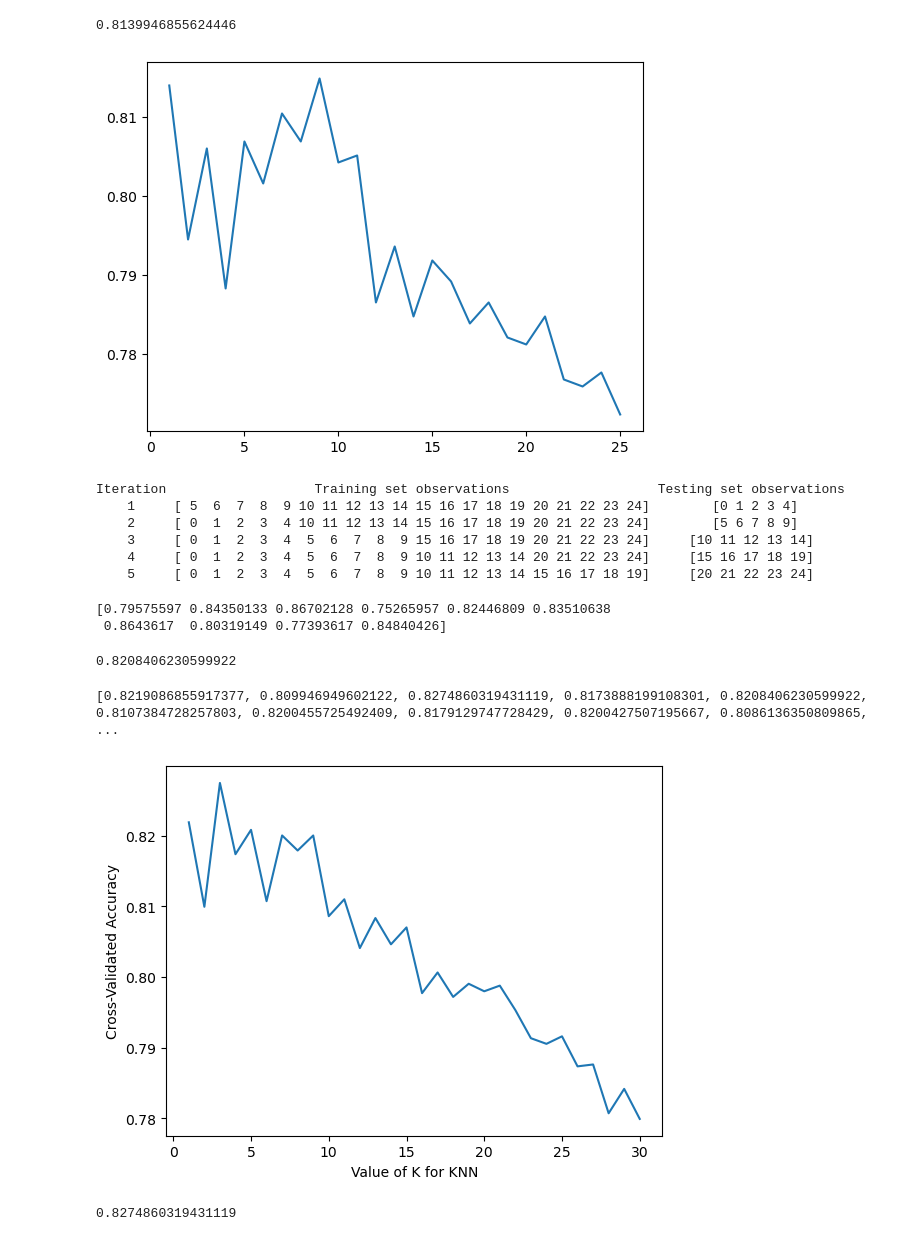
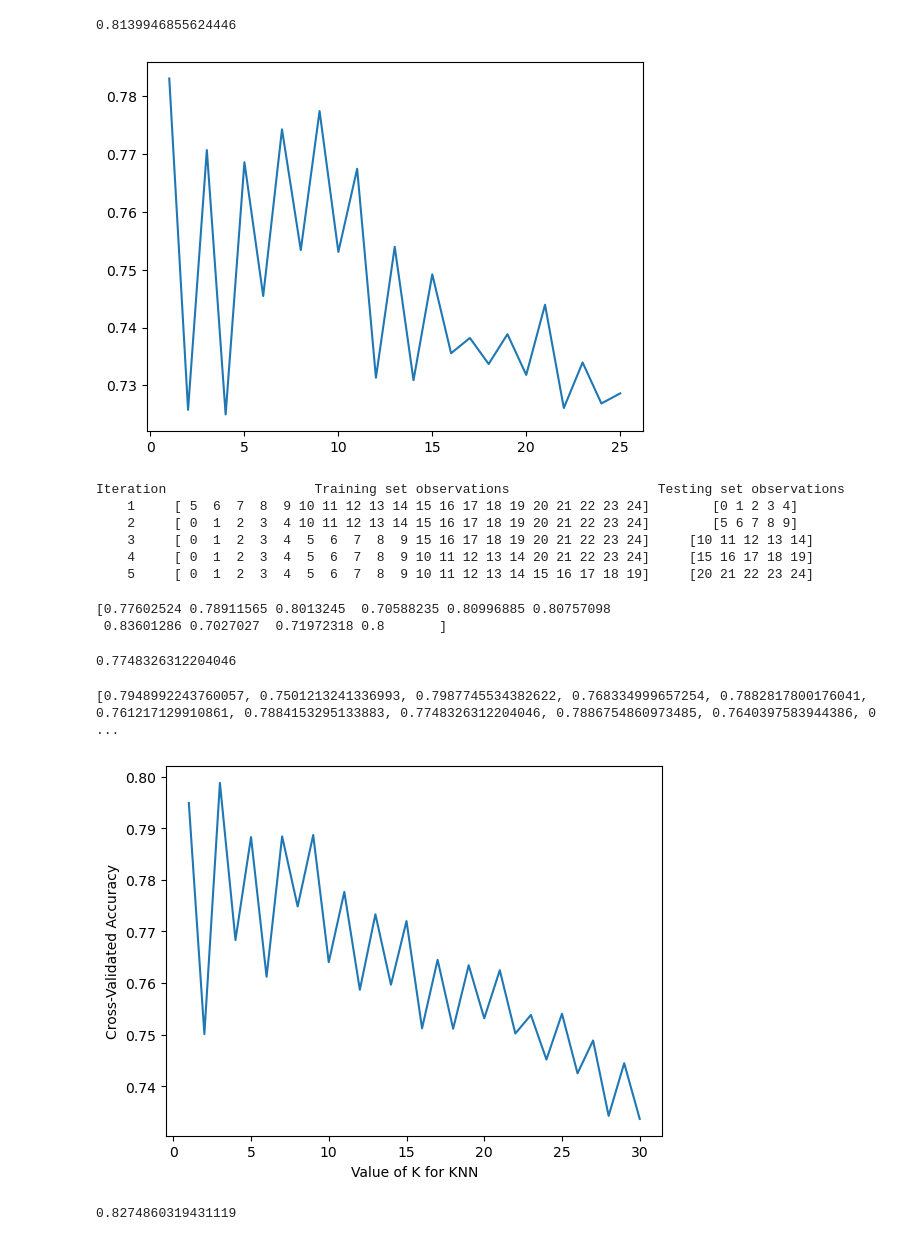
Before and after one commit to Fryke/MRIclassifier, a Jupyter notebook: kNN 3.ipynb, the cells around one changed output. Saved outputs shown, nothing was run; the diff lists cells and outputs as text; code cells hidden in the pictures.

Commit message:
scores change

```diff
--- a/kNN 3.ipynb
+++ b/kNN 3.ipynb
@@ -38,15 +39,15 @@ print(metrics.accuracy_score(y_test, y_pred))
 # %%
 k_range = list(range(1, 26))
 scores = []
 for i in k_range:
     knn = KNeighborsClassifier(n_neighbors=i)
     knn.fit(X_train, y_train)
     y_pred = knn.predict(X_test)
-    scores.append(metrics.accuracy_score(y_test, y_pred))
+    scores.append(f1_score(y_test, y_pred))
 plt.plot(k_range, scores)
 plt.show()
 # %% [output]
-[figure, old version]
+[figure, new version]
 # %%
 from sklearn.model_selection import KFold
 kf = KFold(n_splits=5, shuffle=False).split(range(25))
@@ -64,12 +65,12 @@ Iteration                   Training set observations                   Testing
 # %%
 from sklearn.model_selection import cross_val_score
 
-knn = KNeighborsClassifier(n_neighbors=5)
-scores = cross_val_score(knn, X, y, cv=10, scoring='accuracy')
+knn = KNeighborsClassifier(n_neighbors=8)
+scores = cross_val_score(knn, X, y, cv=10, scoring='f1')
 print(scores)
 # %% [output]
-[0.79575597 0.84350133 0.86702128 0.75265957 0.82446809 0.83510638
- 0.8643617  0.80319149 0.77393617 0.84840426]
+[0.77602524 0.78911565 0.8013245  0.70588235 0.80996885 0.80757098
+ 0.83601286 0.7027027  0.71972318 0.8       ]
 # %%
 print(scores.mean())
 
@@ -77,7 +78,7 @@ k_range = list(range(1, 31))
 k_scores = []
 for k in k_range:
     knn = KNeighborsClassifier(n_neighbors=k)
-    scores = cross_val_score(knn, X, y, cv=10, scoring='accuracy')
+    scores = cross_val_score(knn, X, y, cv=10, scoring='f1')
     k_scores.append(scores.mean())
 print(k_scores)
 plt.plot(k_range, k_scores)
@@ -85,9 +86,9 @@ plt.xlabel('Value of K for KNN')
 plt.ylabel('Cross-Validated Accuracy')
 plt.show()
 # %% [output]
-0.8208406230599922
+0.7748326312204046
-[0.8219086855917377, 0.809946949602122, 0.8274860319431119, 0.8173888199108301, 0.8208406230599922, 0.8107384728257803, 0.8200455725492409, 0.8179129747728429, 0.8200427507195667, 0.8086136350809865,  ...
+[0.7948992243760057, 0.7501213241336993, 0.7987745534382622, 0.768334999657254, 0.7882817800176041, 0.761217129910861, 0.7884153295133883, 0.7748326312204046, 0.7886754860973485, 0.7640397583944386, 0 ...
-[figure, old version]
+[figure, new version]
 # %%
 knn = KNeighborsClassifier(n_neighbors=3)
 print(cross_val_score(knn, X, y, cv=10, scoring='accuracy').mean())
```
Also changed, not shown: parts of 1 cell of this notebook, 3 other files.
